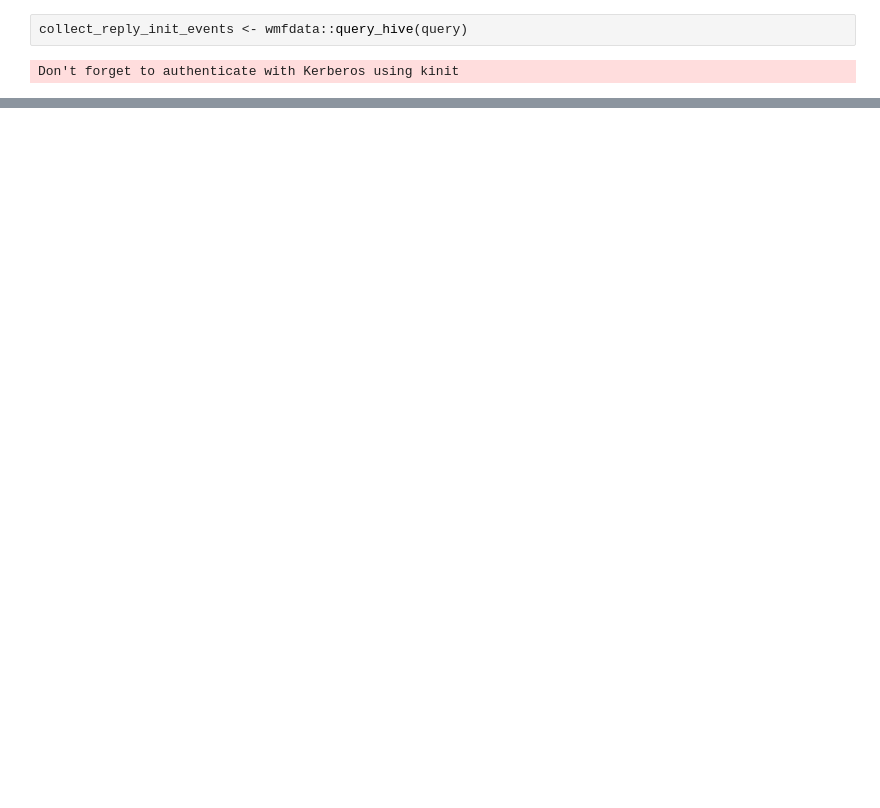
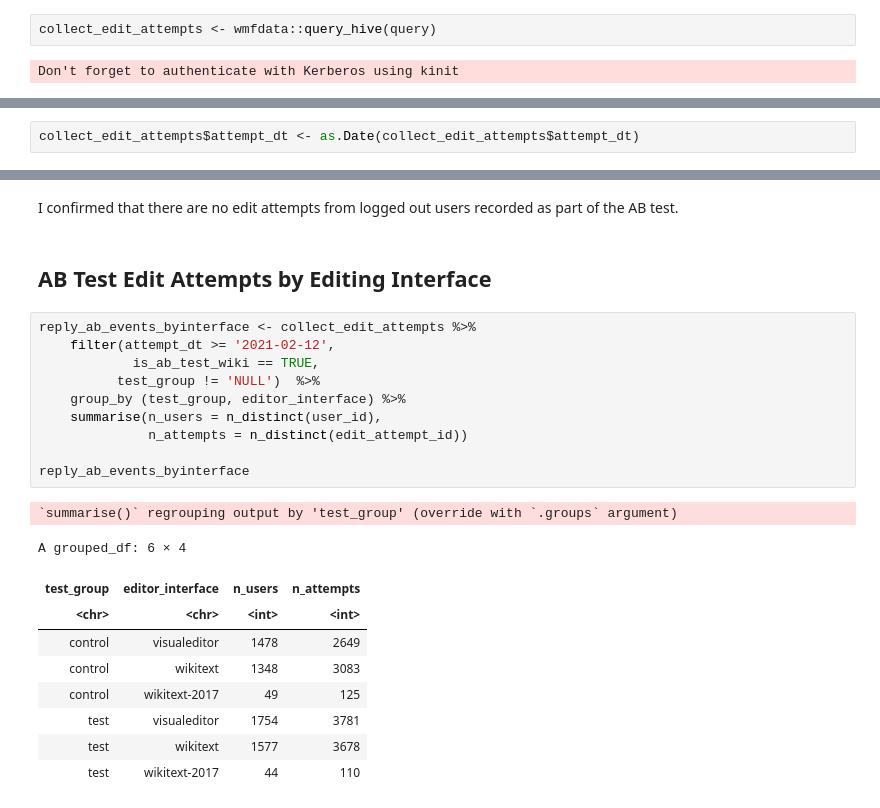
Before and after one commit to wikimedia-research/Reply-tools-analysis-2021, a Jupyter notebook: QA/Reply-tool-ab-test-qa.ipynb, the cells around one changed output, grey strips where cells are left out. Drawn from its saved outputs; the diff is of its cells as text; blank space fills up the shorter version.

Commit message:
reply tool ab test QA notes

```diff
--- a/QA/Reply-tool-ab-test-qa.ipynb
+++ b/QA/Reply-tool-ab-test-qa.ipynb
@@ -39,4 +70,4 @@ GROUP BY
 # %%
-collect_reply_init_events <- wmfdata::query_hive(query)
+collect_edit_attempts <- wmfdata::query_hive(query)
 # %% [output]
 Don't forget to authenticate with Kerberos using kinit
@@ -53,0 +74,2 @@ A data.frame: 3 × 5
+# %%
+collect_edit_attempts$attempt_dt <- as.Date(collect_edit_attempts$attempt_dt)
@@ -53,0 +295,25 @@ A data.frame: 3 × 5
+# %% [markdown]
+I confirmed that there are no edit attempts from logged out users recorded as part of the AB test.
+# %% [markdown]
+## AB Test Edit Attempts by Editing Interface
+# %%
+reply_ab_events_byinterface <- collect_edit_attempts %>%
+    filter(attempt_dt >= '2021-02-12',
+            is_ab_test_wiki == TRUE,
+          test_group != 'NULL')  %>%
+    group_by (test_group, editor_interface) %>%
+    summarise(n_users = n_distinct(user_id),
+              n_attempts = n_distinct(edit_attempt_id))
+
+reply_ab_events_byinterface
+# %% [output]
+`summarise()` regrouping output by 'test_group' (override with `.groups` argument)
+A grouped_df: 6 × 4
+| test_group | editor_interface | n_users | n_attempts |
+| <chr> | <chr> | <int> | <int> |
+| control | visualeditor | 1478 | 2649 |
+| control | wikitext | 1348 | 3083 |
+| control | wikitext-2017 | 49 | 125 |
+| test | visualeditor | 1754 | 3781 |
+| test | wikitext | 1577 | 3678 |
+| test | wikitext-2017 | 44 | 110 |
```
Also changed, not shown: parts of 37 cells of this notebook.
